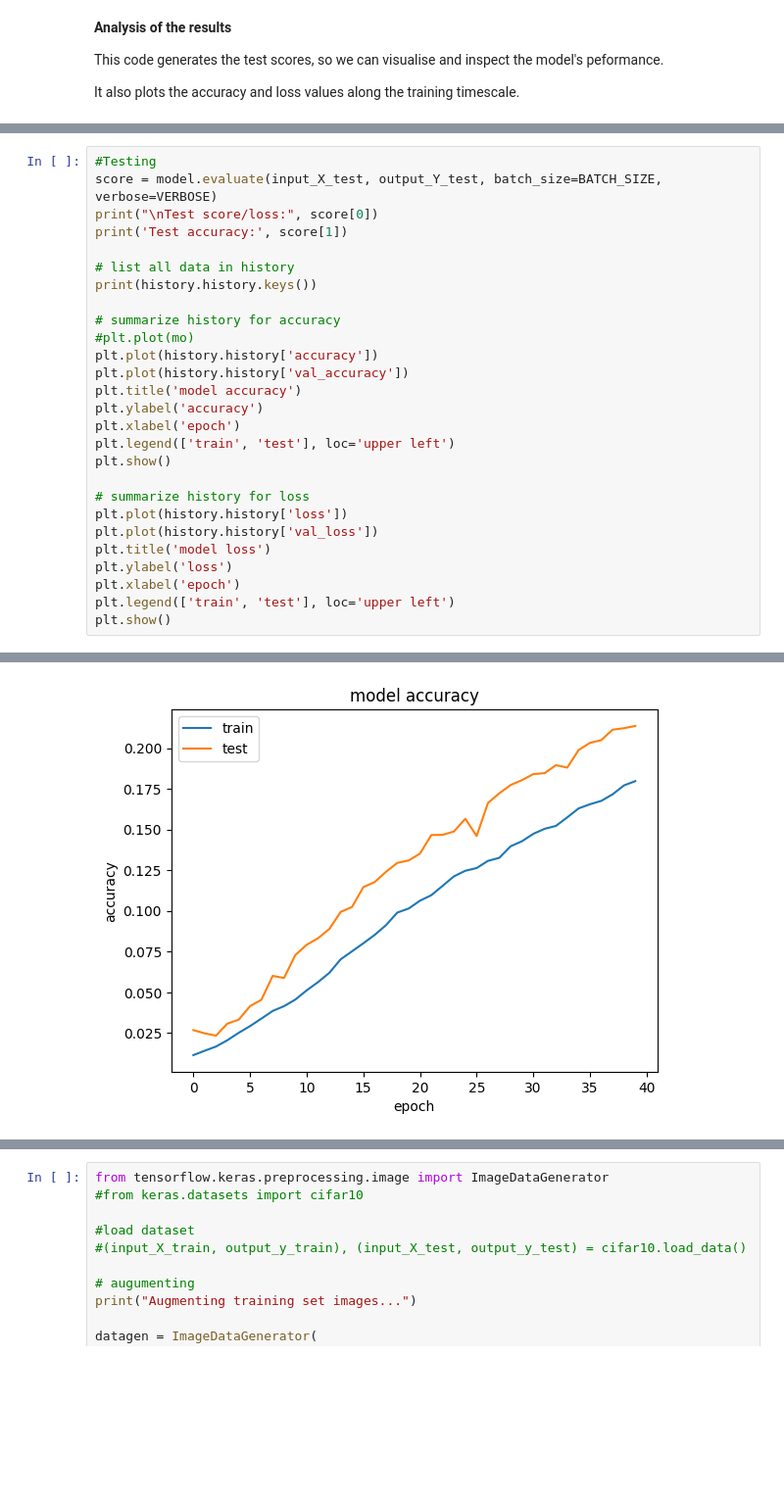
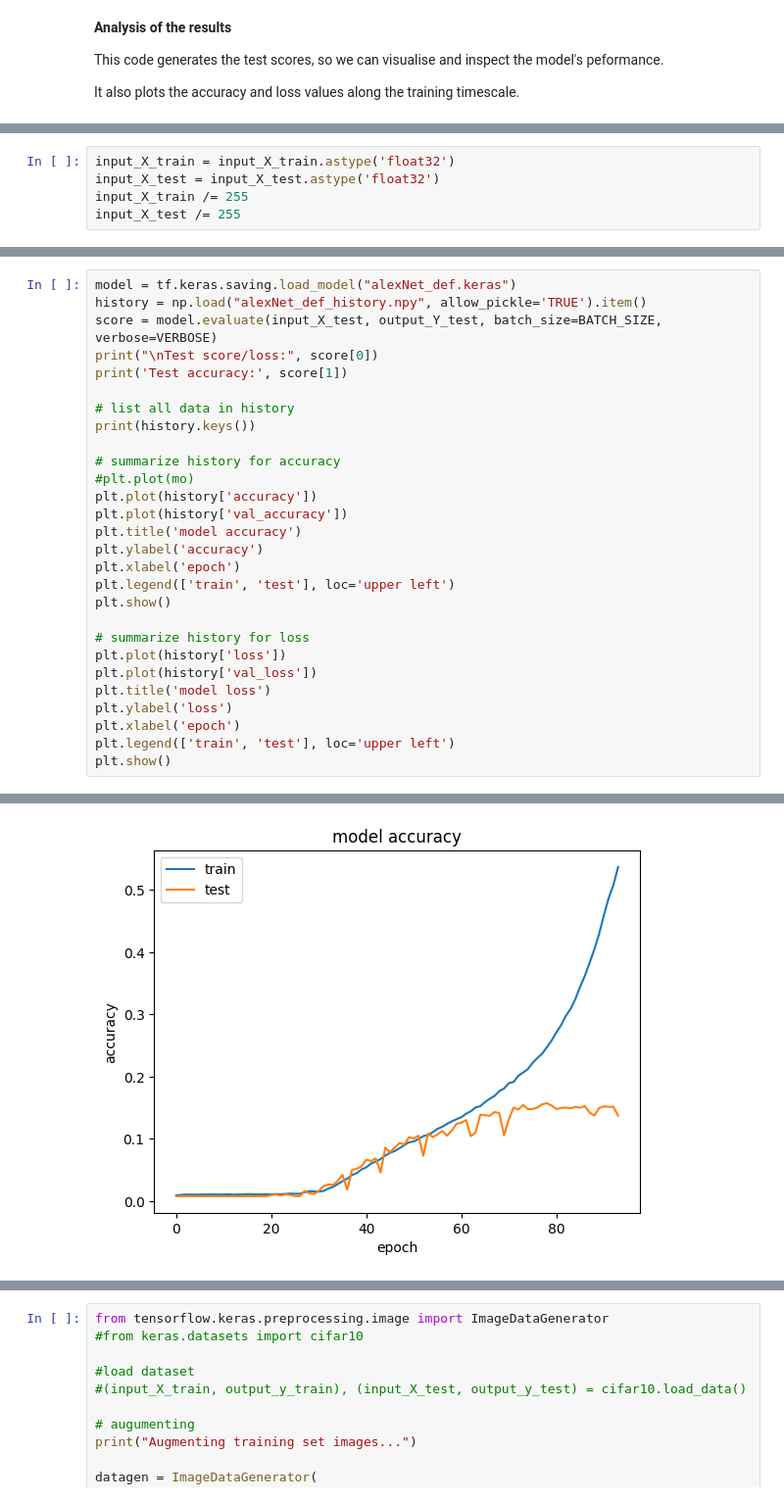
Before and after one commit to egorchern/cognitiveLab, a Jupyter notebook: COMP34212_Lab2b_Keras_CNN_CIFAR_2023.ipynb, the cells around one changed output, grey strips where cells are left out. Shown: that part at 98% size. Drawn from its saved outputs; the diff is of its cells as text; blank space fills up the shorter version.

```diff
--- a/COMP34212_Lab2b_Keras_CNN_CIFAR_2023.ipynb
+++ b/COMP34212_Lab2b_Keras_CNN_CIFAR_2023.ipynb
@@ -309,0 +303,5 @@ This generates the test scores and plots for the new, deeper DNN.
+# %%
+input_X_train = input_X_train.astype('float32')
+input_X_test = input_X_test.astype('float32')
+input_X_train /= 255
+input_X_test /= 255
@@ -310,16 +332,17 @@ This generates the test scores and plots for the new, deeper DNN.
 # %%
-#Testing
+model = tf.keras.saving.load_model("alexNet_def.keras")
+history = np.load("alexNet_def_history.npy", allow_pickle='TRUE').item()
 score = model.evaluate(input_X_test, output_Y_test, batch_size=BATCH_SIZE, verbose=VERBOSE)
 print("\nTest score/loss:", score[0])
 print('Test accuracy:', score[1])
 
 # list all data in history
-print(history.history.keys())
+print(history.keys())
 
 # summarize history for accuracy
 #plt.plot(mo)
-plt.plot(history.history['accuracy'])
-plt.plot(history.history['val_accuracy'])
+plt.plot(history['accuracy'])
+plt.plot(history['val_accuracy'])
 plt.title('model accuracy')
 plt.ylabel('accuracy')
 plt.xlabel('epoch')
@@ -327,8 +350,8 @@ plt.legend(['train', 'test'], loc='upper left')
 plt.show()
 
 # summarize history for loss
-plt.plot(history.history['loss'])
-plt.plot(history.history['val_loss'])
+plt.plot(history['loss'])
+plt.plot(history['val_loss'])
 plt.title('model loss')
 plt.ylabel('loss')
 plt.xlabel('epoch')
@@ -342,2 +365,2 @@ Test accuracy: 0.21719999611377716
 dict_keys(['loss', 'accuracy', 'val_loss', 'val_accuracy'])
-[figure, old version]
+[figure, new version]
```
Also changed, not shown: parts of 28 cells of this notebook.
